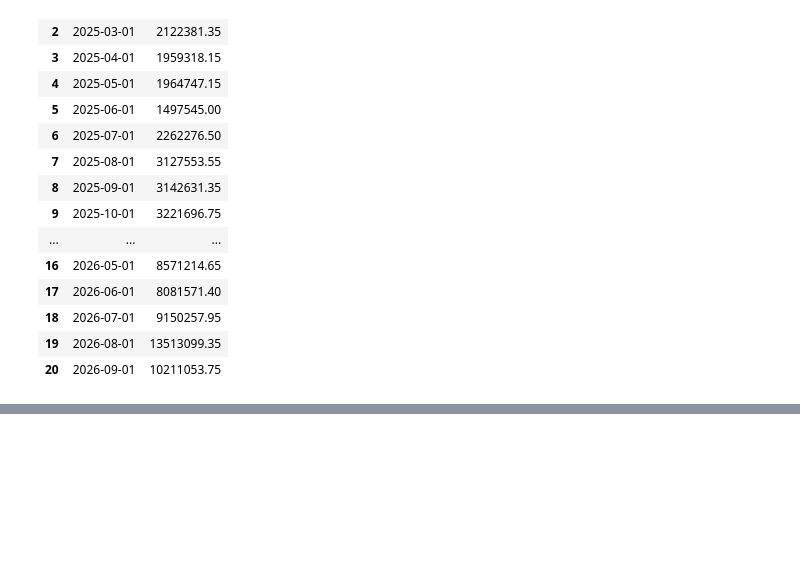
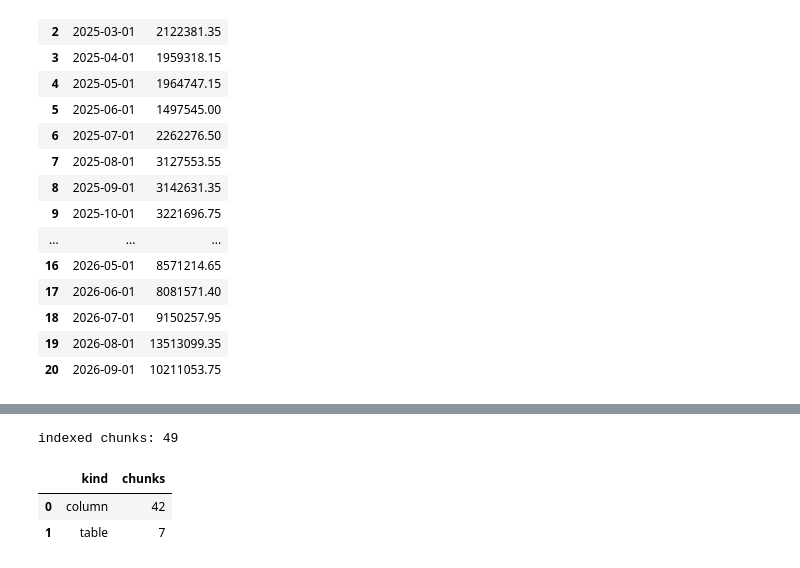
Before and after one commit to PrashantAghara/askdata, a Jupyter notebook: backend/notebooks/agents.ipynb, the cells around one changed output, grey strips where cells are left out. Cells and saved outputs as stored; diff of their text form; code cells hidden in the pictures; blank space fills up the shorter version.

```diff
--- a/backend/notebooks/agents.ipynb
+++ b/backend/notebooks/agents.ipynb
@@ -112,8 +117,12 @@ def _hf_embed_batch(texts: list[str], max_retries: int = 4) -> list[list[float]]
             resp = http.post(HF_EMBED_URL, headers=headers, json={"inputs": texts})
             if resp.status_code == 200:
                 data = resp.json()
-                ok = isinstance(data, list) and data and isinstance(data[0], list) \
+                ok = (
+                    isinstance(data, list)
+                    and data
+                    and isinstance(data[0], list)
                     and isinstance(data[0][0], (int, float))
+                )
                 if not ok:
                     raise ValueError(f"Unexpected embedding shape from HF: {str(data)[:200]}")
                 return data
@@ -142,7 +151,7 @@ def embed(texts: list[str], *, use_cache: bool = True, batch_size: int = 32) ->
         else:
             missing.append(i)
     for s in range(0, len(missing), batch_size):
-        idx = missing[s:s + batch_size]
+        idx = missing[s : s + batch_size]
         vecs = _hf_embed_batch([texts[i] for i in idx])
         for i, v in zip(idx, vecs):
             out[i] = v
@@ -273,0 +749,37 @@ display(demo_sql("""
+# %%
+def index_schema(snapshot: SchemaSnapshot) -> int:
+    """Embed every chunk and replace the stored chunks for this connection."""
+    chunks = build_chunks(snapshot)
+    vecs = embed([c["content"] for c in chunks])
+    rows = [
+        {
+            "cid": snapshot.connection_id,
+            "entity": c["entity"],
+            "field": c["field"],
+            "kind": c["kind"],
+            "content": c["content"],
+            "emb": "[" + ",".join(str(x) for x in v) + "]",
+        }
+        for c, v in zip(chunks, vecs)
+    ]
+    with engine.begin() as conn:
+        conn.execute(
+            text("delete from askdata.schema_chunks where connection_id = :cid"),
+            {"cid": snapshot.connection_id},
+        )
+        conn.execute(
+            text("""
+            insert into askdata.schema_chunks (connection_id, entity, field, kind, content, embedding)
+            values (:cid, :entity, :field, :kind, :content, cast(:emb as vector))"""),
+            rows,
+        )
+    return len(rows)
+
+
+print("indexed chunks:", index_schema(snap))
+display(sql("select kind, count(*) as chunks from askdata.schema_chunks group by kind"))
+# %% [output]
+indexed chunks: 49
+|  | kind | chunks |
+| 0 | column | 42 |
+| 1 | table | 7 |
```
Also changed, not shown: parts of 19 cells of this notebook, 2 other files.
